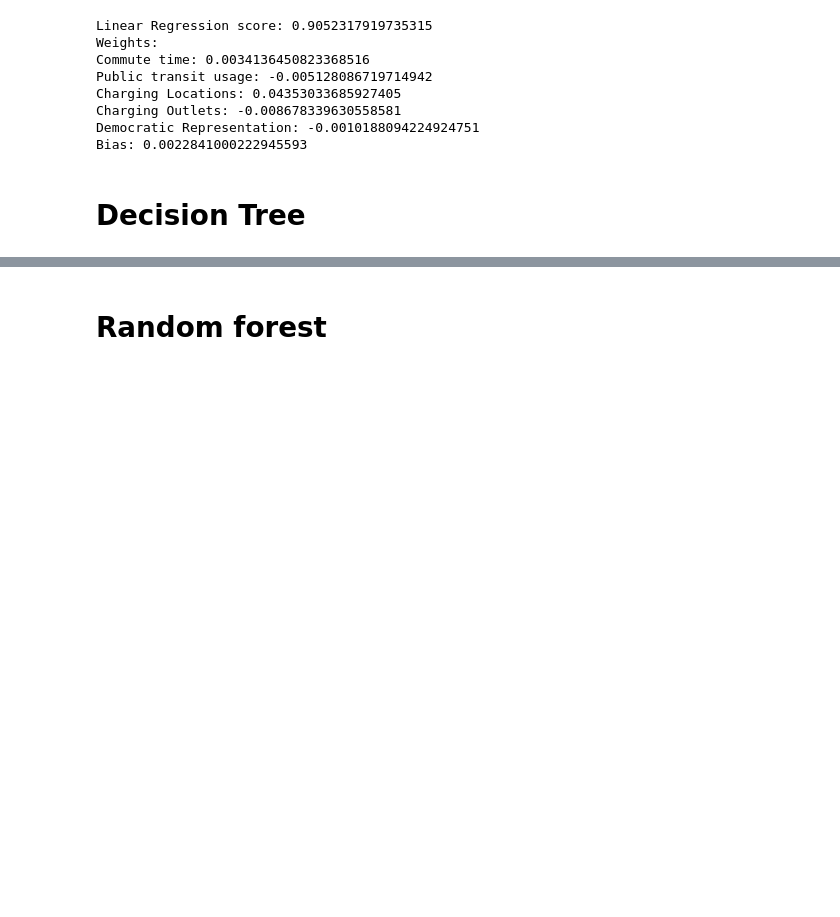
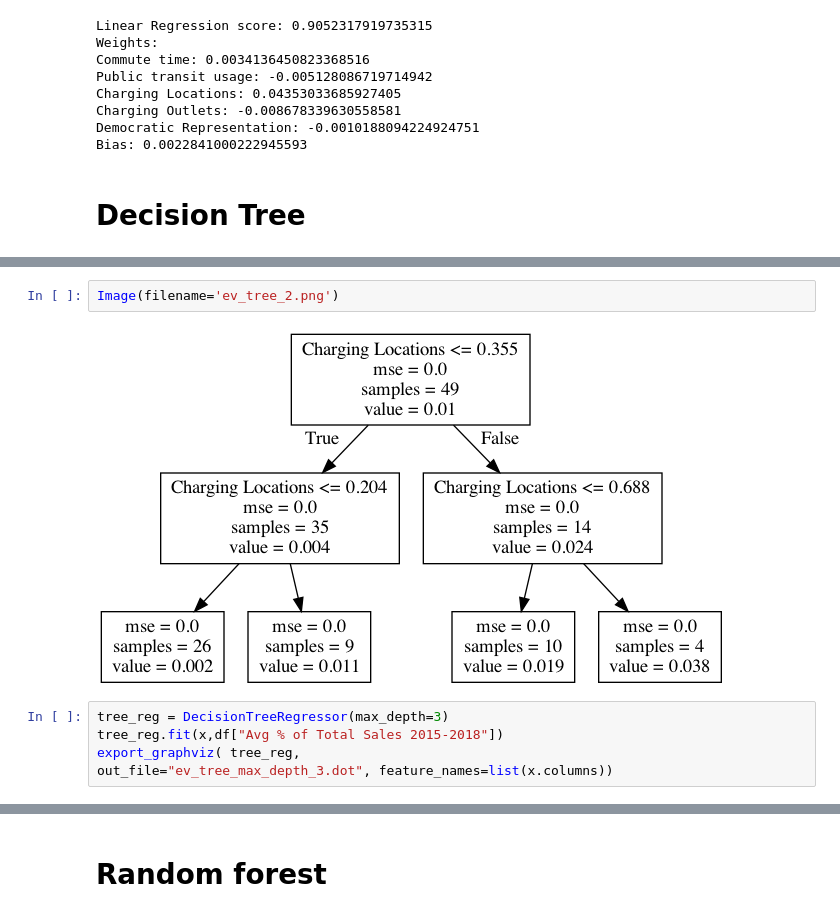
Before and after one commit to Disguiser23/ECE143-project-group11, a Jupyter notebook: data analysis and visualization .ipynb, the cells around one changed output, grey strips where cells are left out. Drawn from its saved outputs; the diff is of its cells as text; blank space fills up the shorter version.

Commit message:
clean up plot. Tried using avg % of total instead of avg sales. Decision tree

```diff
--- a/data analysis and visualization .ipynb
+++ b/data analysis and visualization .ipynb
@@ -111,0 +120,9 @@ Bias: 0.0022841000222945593
+# %%
+Image(filename='ev_tree_2.png')
+# %% [output]
+[figure, added]
+# %%
+tree_reg = DecisionTreeRegressor(max_depth=3)
+tree_reg.fit(x,df["Avg % of Total Sales 2015-2018"])
+export_graphviz( tree_reg,
+out_file="ev_tree_max_depth_3.dot", feature_names=list(x.columns))
```
Also changed, not shown: parts of 2 cells of this notebook.
